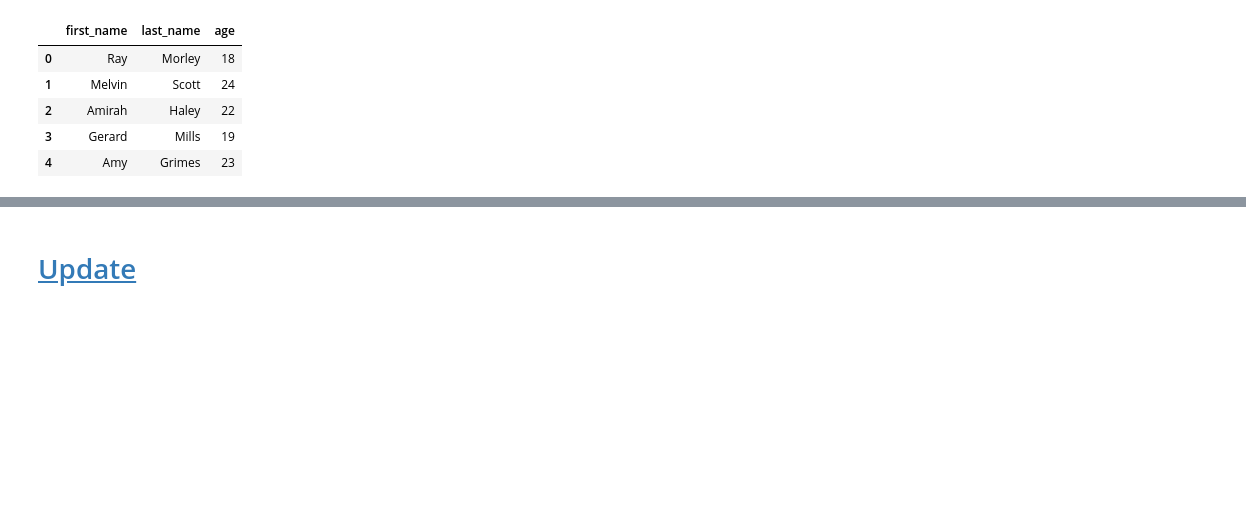
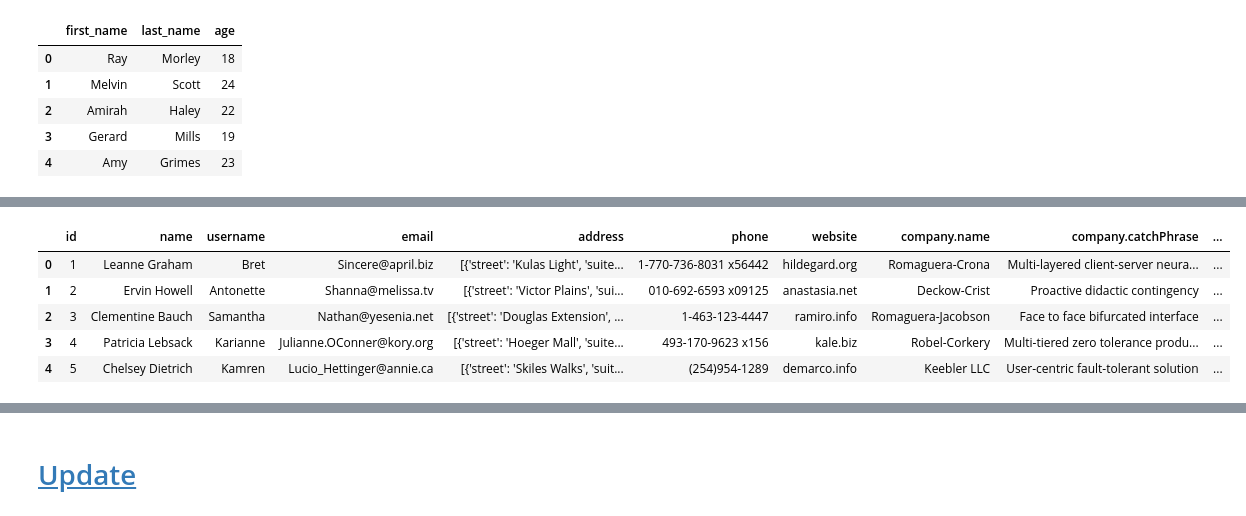
Before and after one commit to tinapyp/data-science-learning, a Jupyter notebook: Libraries/Pandas/pandas.ipynb, the cells around one changed output, grey strips where cells are left out. Cells and saved outputs as stored; diff of their text form; code cells hidden in the pictures; blank space fills up the shorter version.

Commit message:
add: json read method

```diff
--- a/Libraries/Pandas/pandas.ipynb
+++ b/Libraries/Pandas/pandas.ipynb
@@ -491,0 +551,8 @@ pd.read_csv('exam_review.csv',
+# %%
+# we can use little bit of code to manipulate json before pass into pandas
+import json
+
+with open('users.json') as file:
+    json_dict = json.load(file)
+
+pd.DataFrame(json_dict['info']).head()
@@ -491,0 +566,11 @@ pd.read_csv('exam_review.csv',
+# %%
+from pandas.io.json import json_normalize
+
+users = json_normalize(json_dict['info']); users.head()
+# %% [output]
+|  | id | name | username | email | address | phone | website | company.name | company.catchPhrase | ... |
+| 0 | 1 | Leanne Graham | Bret | Sincere@april.biz | [{'street': 'Kulas Light', 'suite... | 1-770-736-8031 x56442 | hildegard.org | Romaguera-Crona | Multi-layered client-server neura... | ... |
+| 1 | 2 | Ervin Howell | Antonette | Shanna@melissa.tv | [{'street': 'Victor Plains', 'sui... | 010-692-6593 x09125 | anastasia.net | Deckow-Crist | Proactive didactic contingency | ... |
+| 2 | 3 | Clementine Bauch | Samantha | Nathan@yesenia.net | [{'street': 'Douglas Extension', ... | 1-463-123-4447 | ramiro.info | Romaguera-Jacobson | Face to face bifurcated interface | ... |
+| 3 | 4 | Patricia Lebsack | Karianne | Julianne.OConner@kory.org | [{'street': 'Hoeger Mall', 'suite... | 493-170-9623 x156 | kale.biz | Robel-Corkery | Multi-tiered zero tolerance produ... | ... |
+| 4 | 5 | Chelsey Dietrich | Kamren | Lucio_Hettinger@annie.ca | [{'street': 'Skiles Walks', 'suit... | (254)954-1289 | demarco.info | Keebler LLC | User-centric fault-tolerant solution | ... |
```
Also changed, not shown: parts of 11 cells of this notebook, 2 other files.
